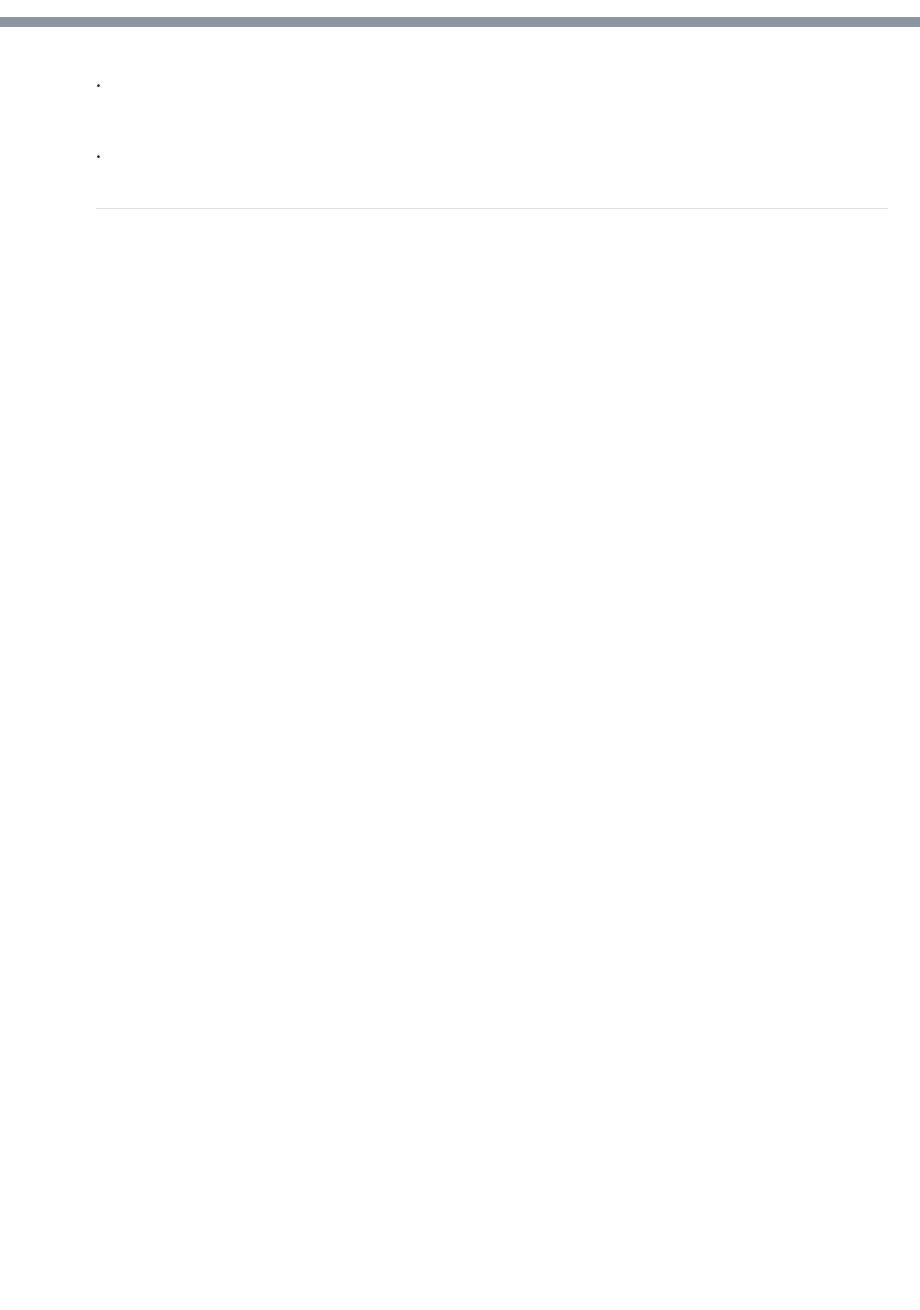
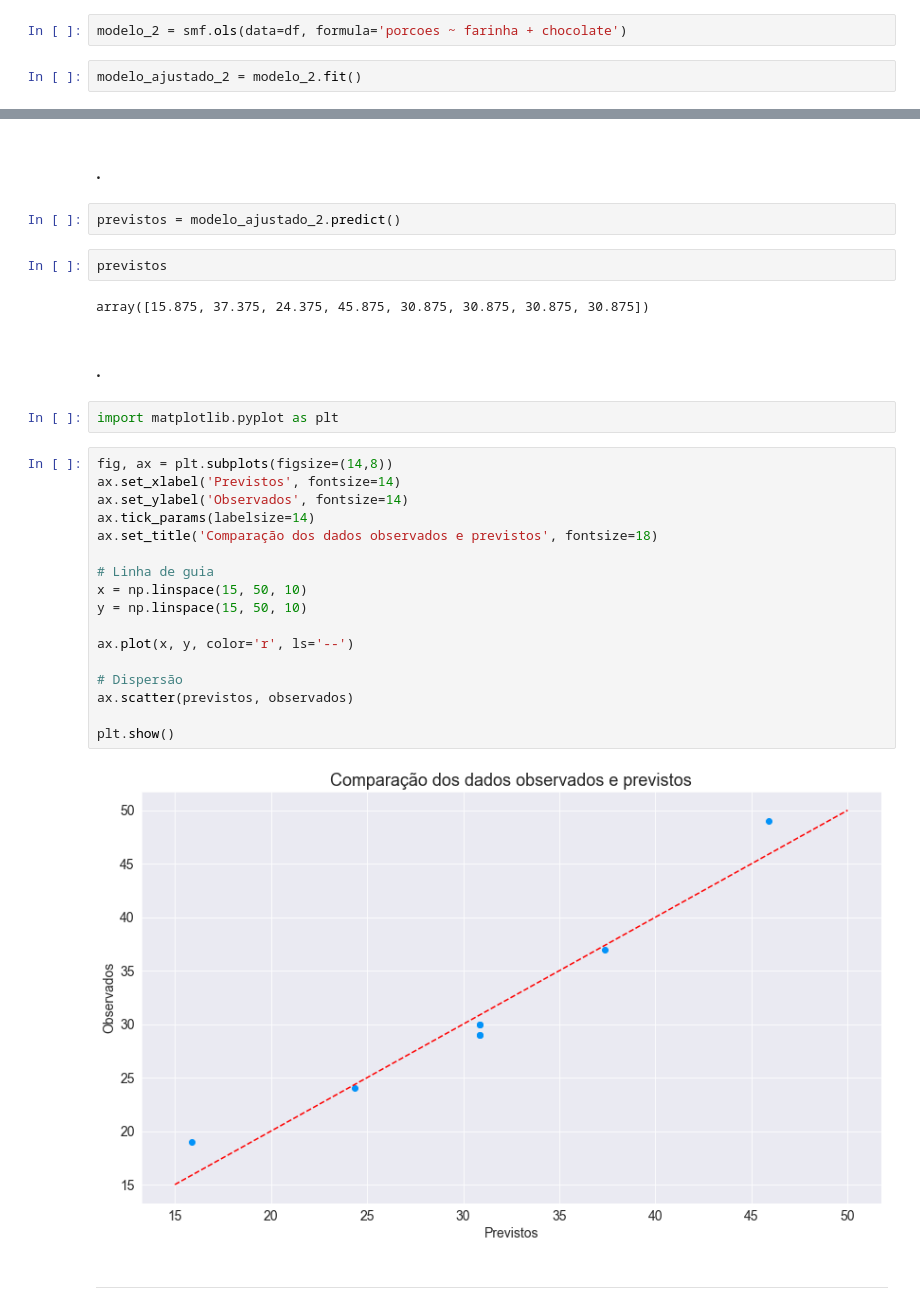
Before and after one commit to guilhermebap/Data-science-personal-study, a Jupyter notebook: Alura/Estatistica/Introdução à experimentação Análise de experimentos/Planejamento_experimentos_aula.ipynb, the cells around one changed output, grey strips where cells are left out. Drawn from its saved outputs; the diff is of its cells as text; blank space fills up the shorter version.

```diff
--- a/Alura/Estatistica/Introdução à experimentação Análise de experimentos/Planejamento_experimentos_aula.ipynb
+++ b/Alura/Estatistica/Introdução à experimentação Análise de experimentos/Planejamento_experimentos_aula.ipynb
@@ -322,3 +419,7 @@ Notes:
 
 
 <hr>
+# %%
+modelo_2 = smf.ols(data=df, formula='porcoes ~ farinha + chocolate')
+# %%
+modelo_ajustado_2 = modelo_2.fit()
@@ -341,6 +509,33 @@ Notes:
 # %% [markdown]
 ### .
+# %%
+previstos = modelo_ajustado_2.predict()
+# %%
+previstos
+# %% [output]
+array([15.875, 37.375, 24.375, 45.875, 30.875, 30.875, 30.875, 30.875])
 # %% [markdown]
 ### .
+# %%
+import matplotlib.pyplot as plt
+# %%
+fig, ax = plt.subplots(figsize=(14,8))
+ax.set_xlabel('Previstos', fontsize=14)
+ax.set_ylabel('Observados', fontsize=14)
+ax.tick_params(labelsize=14)
+ax.set_title('Comparação dos dados observados e previstos', fontsize=18)
+
+# Linha de guia
+x = np.linspace(15, 50, 10)
+y = np.linspace(15, 50, 10)
+
+ax.plot(x, y, color='r', ls='--')
+
+# Dispersão
+ax.scatter(previstos, observados)
+
+plt.show()
+# %% [output]
+[figure, added]
 # %% [markdown]
 <hr>
```
Also changed, not shown: parts of 34 cells of this notebook.
